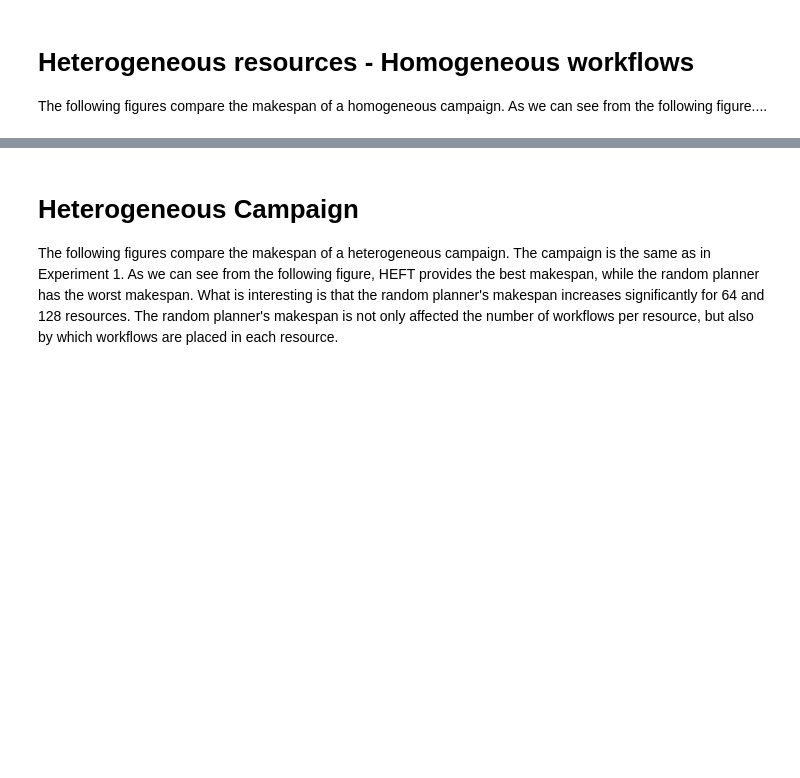
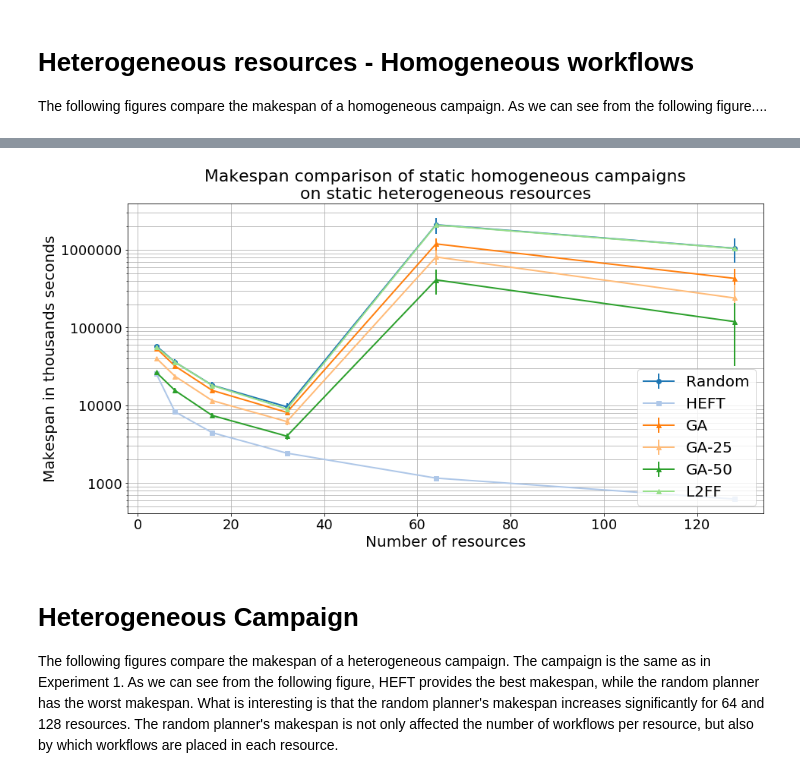
Before and after one commit to radical-experiments/campaign_manager, a Jupyter notebook: Notebooks/Experiment2.ipynb, the cells around one changed output, grey strips where cells are left out. Cells and saved outputs as stored; diff of their text form; code cells hidden in the pictures; blank space fills up the shorter version.

```diff
--- a/Notebooks/Experiment2.ipynb
+++ b/Notebooks/Experiment2.ipynb
@@ -174,16 +243,21 @@ pprint(HeteroResources_StHomogeCampaigns_makespan_stds/1000)
 # %%
 fig,axis = plt.subplots(nrows=1,ncols=1,figsize=(15,7.5))
-_ = axis.errorbar(HeteroResources_StHomogeCampaigns_makespan_means.xs('RANDOM').index, HeteroResources_StHomogeCampaigns_makespan_means.xs('RANDOM')['makespan'].values,HeteroResources_StHomogeCampaigns_makespan_stds.xs('RANDOM')['makespan'].values, color=set1(0),marker='o',label='Random',linewidth=2)
-_ = axis.errorbar(HeteroResources_StHomogeCampaigns_makespan_means.xs('GA').index, HeteroResources_StHomogeCampaigns_makespan_means.xs('GA')['makespan'].values,HeteroResources_StHomogeCampaigns_makespan_stds.xs('GA')['makespan'].values, color=set1(1),marker='^',label='GA',linewidth=2)
-_ = axis.errorbar(HeteroResources_StHomogeCampaigns_makespan_means.xs('HEFT').index,HeteroResources_StHomogeCampaigns_makespan_means.xs('HEFT')['makespan'].values,marker='s',label='HEFT', color=set1(2),linewidth=2)
+_ = axis.errorbar(HeteroResources_StHomogeCampaigns_makespan_means.xs('RANDOM').index, HeteroResources_StHomogeCampaigns_makespan_means.xs('RANDOM')['makespan'].values,HeteroResources_StHomogeCampaigns_makespan_stds.xs('RANDOM')['makespan'].values, color=tab20(0),marker='o',label='Random',linewidth=2)
+_ = axis.errorbar(HeteroResources_StHomogeCampaigns_makespan_means.xs('HEFT').index,HeteroResources_StHomogeCampaigns_makespan_means.xs('HEFT')['makespan'].values,marker='s',label='HEFT', color=tab20(1),linewidth=2)
+_ = axis.errorbar(HeteroResources_StHomogeCampaigns_makespan_means.xs('GA').index, HeteroResources_StHomogeCampaigns_makespan_means.xs('GA')['makespan'].values,HeteroResources_StHomogeCampaigns_makespan_stds.xs('GA')['makespan'].values, color=tab20(2),marker='^',label='GA',linewidth=2)
+_ = axis.errorbar(HeteroResources_StHomogeCampaigns_makespan_means.xs('GA-25').index, HeteroResources_StHomogeCampaigns_makespan_means.xs('GA-25')['makespan'].values,HeteroResources_StHomogeCampaigns_makespan_stds.xs('GA-25')['makespan'].values, color=tab20(3),marker='^',label='GA-25',linewidth=2)
+_ = axis.errorbar(HeteroResources_StHomogeCampaigns_makespan_means.xs('GA-50').index, HeteroResources_StHomogeCampaigns_makespan_means.xs('GA-50')['makespan'].values,HeteroResources_StHomogeCampaigns_makespan_stds.xs('GA-50')['makespan'].values, color=tab20(4),marker='^',label='GA-50',linewidth=2)
+_ = axis.errorbar(HeteroResources_StHomogeCampaigns_makespan_means.xs('GA-50').index, HeteroResources_StHomogeCampaigns_makespan_means.xs('L2FF')['makespan'].values, color=tab20(5),marker='^',label='L2FF',linewidth=2)
 # _ = axis.fill_between(workflows_sizes, min_vals, max_vals, color=greens(250), alpha=0.2, label='RANDOM Max-Min')
 _ = axis.set_yscale('log')
 _ = axis.set_ylabel('Makespan in thousands seconds',fontsize=20)
 _ = axis.set_xlabel('Number of resources',fontsize=20)
 _ = axis.set_xticklabels(axis.get_xticks().astype('int').tolist(),fontsize=18)
 _ = axis.set_yticklabels((axis.get_yticks()/1000).astype('int').tolist(),fontsize=18)
 _ = axis.grid('on', which='both')
 _ = axis.set_title('Makespan comparison of static homogeneous campaigns\non static heterogeneous resources', fontsize=22)
 _ = axis.legend(fontsize=20)
 #fig.savefig('StHeteroResources_StHomoCampaigns.png',bbox_inches='tight')
+# %% [output]
+[figure, added]
 # %%
```
Also changed, not shown: parts of 11 cells of this notebook, 11 other files.
